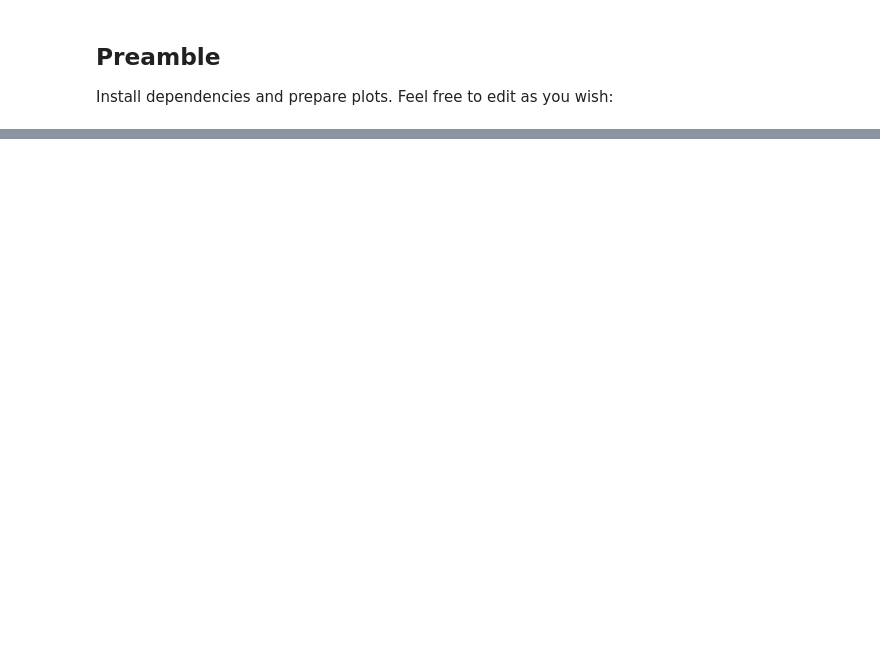
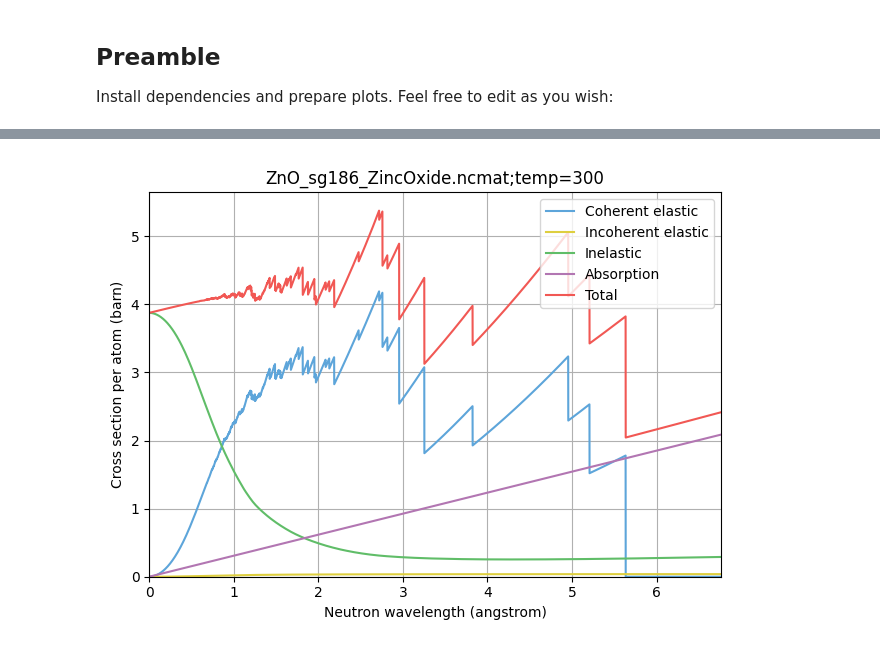
Before and after one commit to marquezj/ncrystal-notebooks, a Jupyter notebook: notebooks/ncrystal1_basic_03_Scatter_patterns_with_the_builtin_MiniMC_framework.ipynb, the cells around one changed output, grey strips where cells are left out. Cells and saved outputs as stored; diff of their text form; code cells hidden in the pictures; blank space fills up the shorter version.

```diff
--- a/notebooks/ncrystal1_basic_03_Scatter_patterns_with_the_builtin_MiniMC_framework.ipynb
+++ b/notebooks/ncrystal1_basic_03_Scatter_patterns_with_the_builtin_MiniMC_framework.ipynb
@@ -96,0 +66,4 @@ show_mmc('''C_sg194_pyrolytic_graphite.ncmat
+# %%
+results_ZnO.plot_xsect()
+# %% [output]
+[figure, added]
```
Also changed, not shown: parts of 83 cells of this notebook, 1 other file.
